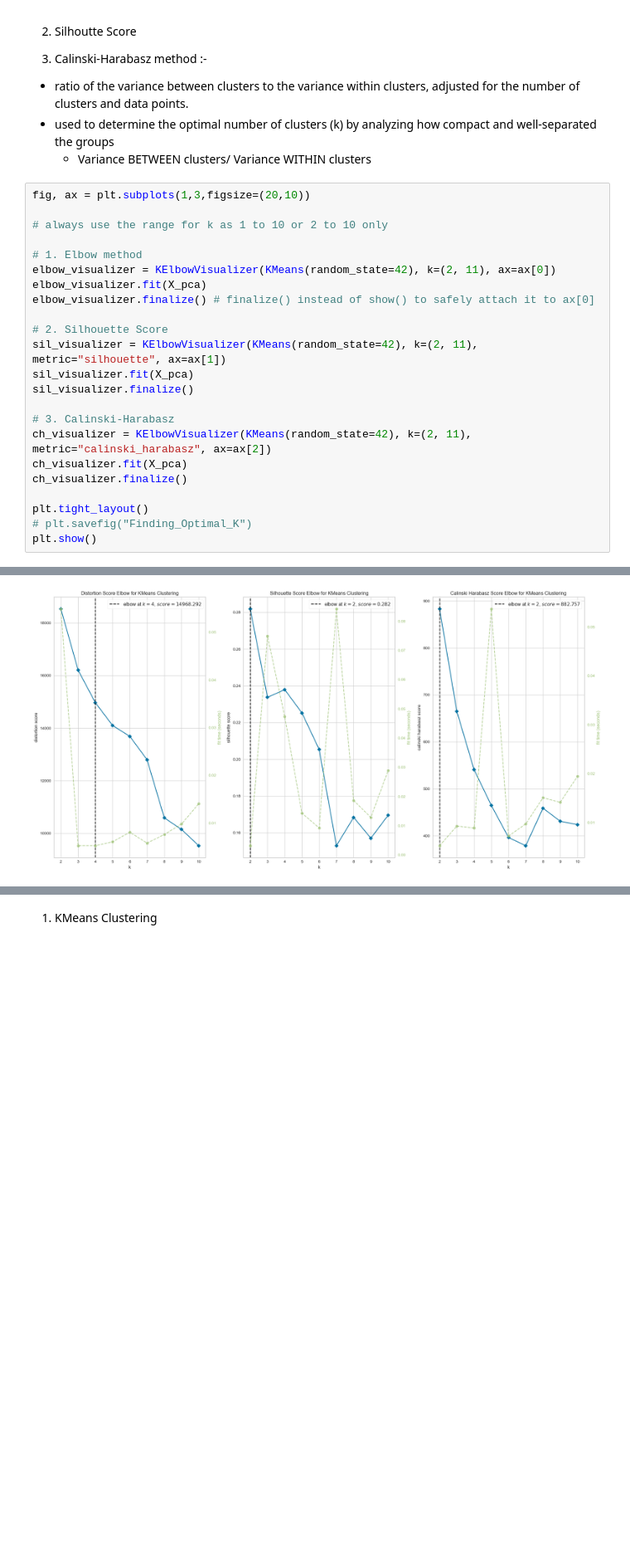
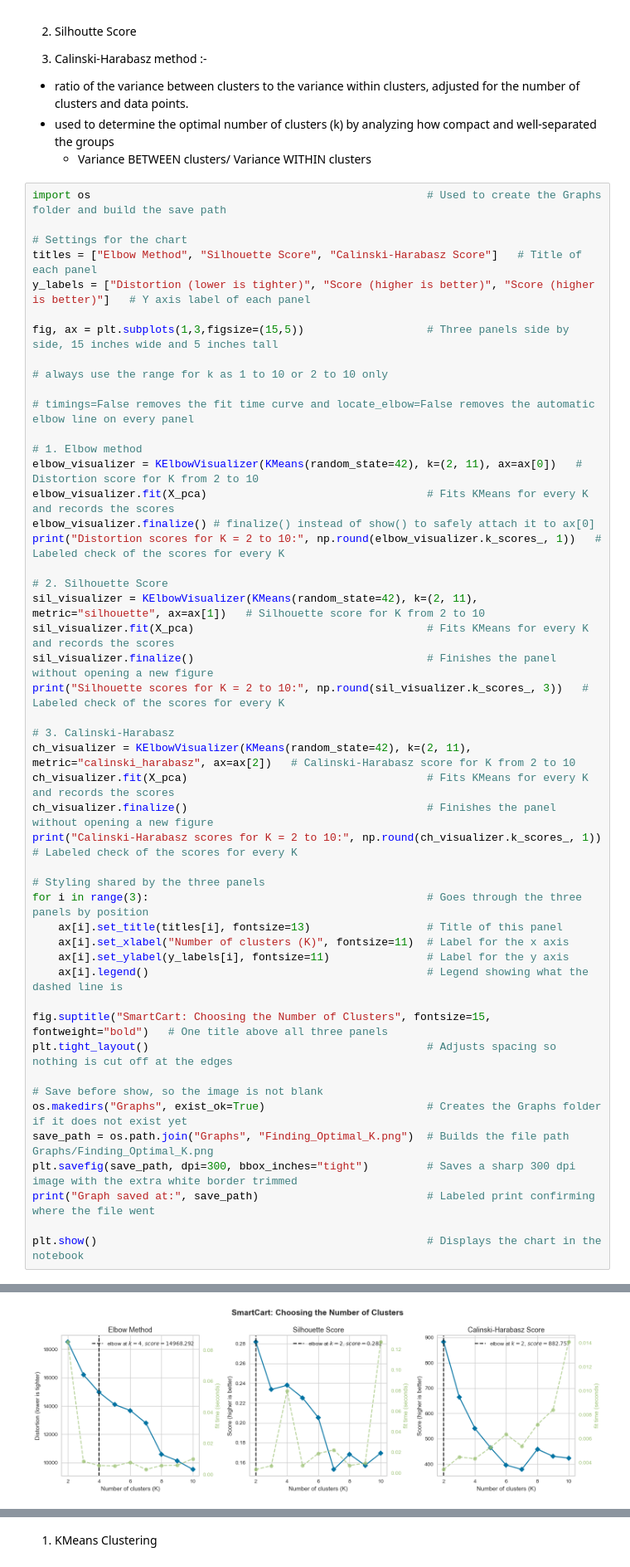
Before and after one commit to K-shhhhh/AI_ML_Foundation, a Jupyter notebook: Module_5_Projects/Minor_Projects/03_SmartCart_Mini_Project/SmartCart_Clustering.ipynb, the cells around one changed output, grey strips where cells are left out. Shown at 83% size. Drawn from its saved outputs; the diff is of its cells as text; blank space fills up the shorter version.

Commit message:
adding graphs to smartcart project

```diff
--- a/Module_5_Projects/Minor_Projects/03_SmartCart_Mini_Project/SmartCart_Clustering.ipynb
+++ b/Module_5_Projects/Minor_Projects/03_SmartCart_Mini_Project/SmartCart_Clustering.ipynb
@@ -297,26 +306,51 @@ Text(0.5, 0.92, '3d projection')
 - used to determine the optimal number of clusters (k) by analyzing how compact and well-separated the groups
     - Variance BETWEEN clusters/ Variance WITHIN clusters
 # %%
-fig, ax = plt.subplots(1,3,figsize=(20,10))
+import os                                                    # Used to create the Graphs folder and build the save path
+
+# Settings for the chart
+titles = ["Elbow Method", "Silhouette Score", "Calinski-Harabasz Score"]   # Title of each panel
+y_labels = ["Distortion (lower is tighter)", "Score (higher is better)", "Score (higher is better)"]   # Y axis label of each panel
+
+fig, ax = plt.subplots(1,3,figsize=(15,5))                   # Three panels side by side, 15 inches wide and 5 inches tall
 
 # always use the range for k as 1 to 10 or 2 to 10 only
 
+# timings=False removes the fit time curve and locate_elbow=False removes the automatic elbow line on every panel
+
 # 1. Elbow method
-elbow_visualizer = KElbowVisualizer(KMeans(random_state=42), k=(2, 11), ax=ax[0])
-elbow_visualizer.fit(X_pca)
+elbow_visualizer = KElbowVisualizer(KMeans(random_state=42), k=(2, 11), ax=ax[0])   # Distortion score for K from 2 to 10
+elbow_visualizer.fit(X_pca)                                  # Fits KMeans for every K and records the scores
 elbow_visualizer.finalize() # finalize() instead of show() to safely attach it to ax[0]
+print("Distortion scores for K = 2 to 10:", np.round(elbow_visualizer.k_scores_, 1))   # Labeled check of the scores for every K
 
 # 2. Silhouette Score
-sil_visualizer = KElbowVisualizer(KMeans(random_state=42), k=(2, 11), metric="silhouette", ax=ax[1])
-sil_visualizer.fit(X_pca)
-sil_visualizer.finalize()
+sil_visualizer = KElbowVisualizer(KMeans(random_state=42), k=(2, 11), metric="silhouette", ax=ax[1])   # Silhouette score for K from 2 to 10
+sil_visualizer.fit(X_pca)                                    # Fits KMeans for every K and records the scores
+sil_visualizer.finalize()                                    # Finishes the panel without opening a new figure
+print("Silhouette scores for K = 2 to 10:", np.round(sil_visualizer.k_scores_, 3))   # Labeled check of the scores for every K
 
 # 3. Calinski-Harabasz
-ch_visualizer = KElbowVisualizer(KMeans(random_state=42), k=(2, 11), metric="calinski_harabasz", ax=ax[2])
-ch_visualizer.fit(X_pca)
-ch_visualizer.finalize()
+ch_visualizer = KElbowVisualizer(KMeans(random_state=42), k=(2, 11), metric="calinski_harabasz", ax=ax[2])   # Calinski-Harabasz score for K from 2 to 10
+ch_visualizer.fit(X_pca)                                     # Fits KMeans for every K and records the scores
+ch_visualizer.finalize()                                     # Finishes the panel without opening a new figure
+print("Calinski-Harabasz scores for K = 2 to 10:", np.round(ch_visualizer.k_scores_, 1))   # Labeled check of the scores for every K
 
-plt.tight_layout()
-# plt.savefig("Finding_Optimal_K")
-plt.show()
+# Styling shared by the three panels
+for i in range(3):                                           # Goes through the three panels by position
+    ax[i].set_title(titles[i], fontsize=13)                  # Title of this panel
+    ax[i].set_xlabel("Number of clusters (K)", fontsize=11)  # Label for the x axis
+    ax[i].set_ylabel(y_labels[i], fontsize=11)               # Label for the y axis
+    ax[i].legend()                                           # Legend showing what the dashed line is
+
+fig.suptitle("SmartCart: Choosing the Number of Clusters", fontsize=15, fontweight="bold")   # One title above all three panels
+plt.tight_layout()                                           # Adjusts spacing so nothing is cut off at the edges
+
+# Save before show, so the image is not blank
+os.makedirs("Graphs", exist_ok=True)                         # Creates the Graphs folder if it does not exist yet
+save_path = os.path.join("Graphs", "Finding_Optimal_K.png")  # Builds the file path Graphs/Finding_Optimal_K.png
+plt.savefig(save_path, dpi=300, bbox_inches="tight")         # Saves a sharp 300 dpi image with the extra white border trimmed
+print("Graph saved at:", save_path)                          # Labeled print confirming where the file went
+
+plt.show()                                                   # Displays the chart in the notebook
 # %% [output]
@@ -323,4 +361,4 @@ plt.show()
-[figure, old version]
+[figure, new version]
 # %% [markdown]
 ---
 ## <u>Make and Visualise Different Models to Evaluate</u>
```
Also changed, not shown: parts of 10 cells of this notebook, 4 other files.
